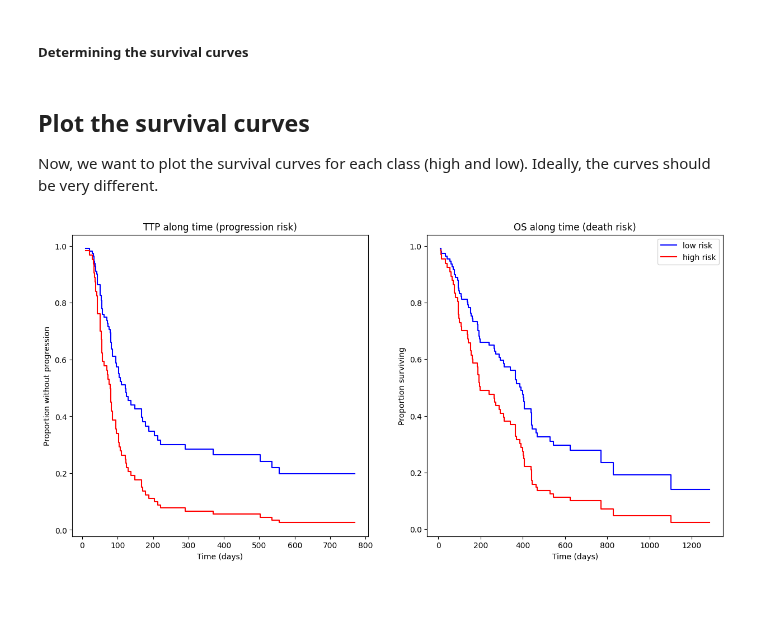
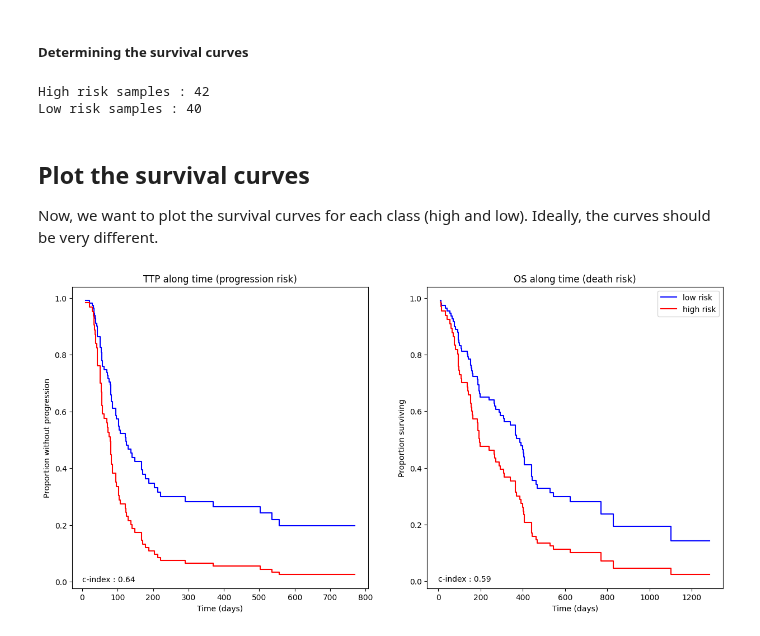
Before and after one commit to Arthur8754/mutational-signatures, a Jupyter notebook: cox-model.ipynb, the cells around one changed output. Saved outputs shown, nothing was run; the diff lists cells and outputs as text; code cells hidden in the pictures; blank space fills up the shorter version.

Commit message:
Add concordance index

```diff
--- a/cox-model.ipynb
+++ b/cox-model.ipynb
@@ -90,33 +98,41 @@ array([0., 0., 1., 0., 1., 0., 1., 0., 1., 1., 0., 1., 1., 0., 0., 1., 1.,
 # Split the data in high risk group and low risk group
 high_risk_os = X_os[np.where(risk_classes_os==1)]
 low_risk_os = X_os[np.where(risk_classes_os==0)]
+print(f"High risk samples : {high_risk_os.shape[0]}")
+print(f"Low risk samples : {low_risk_os.shape[0]}")
 
 # Compute the mean survival curves for each group
 high_risk_event_times_os, high_risk_survival_curve_os = coxmodel.predict_mean_survival_curve(high_risk_os)
 low_risk_event_times_os, low_risk_survival_curve_os = coxmodel.predict_mean_survival_curve(low_risk_os)
+
+# Compute the concordance index
+c_index_os = coxmodel.find_concordance_index(X_os, y_os)
+# %% [output]
+High risk samples : 42
+Low risk samples : 40
 # %% [markdown]
 ## Plot the survival curves
 Now, we want to plot the survival curves for each class (high and low). Ideally, the curves should be very different.
 # %%
 fig, ax = plt.subplots(1,2,figsize=(15,7))
 
 # TTP :
 ax[0].step(low_risk_event_times_ttp, low_risk_survival_curve_ttp, where='post',color='blue',label='low risk')
 ax[0].step(high_risk_event_times_ttp, high_risk_survival_curve_ttp, where='post',color='red',label='high risk')
 ax[0].set_xlabel('Time (days)')
 ax[0].set_ylabel('Proportion without progression')
 ax[0].set_title('TTP along time (progression risk)')
-#ax[0].text(0,0,f'p value : {p_value_cd274_ttp}')
+ax[0].text(0,0,f'c-index : {c_index_ttp}')
 
 # OS :
 ax[1].step(low_risk_event_times_os, low_risk_survival_curve_os, where='post',color='blue',label='low risk')
 ax[1].step(high_risk_event_times_os, high_risk_survival_curve_os, where='post',color='red',label='high risk')
 ax[1].set_xlabel('Time (days)')
 ax[1].set_ylabel('Proportion surviving')
 ax[1].set_title('OS along time (death risk)')
-#ax[0].text(0,0,f'p value : {p_value_cd274_ttp}')
+ax[1].text(0,0,f'c-index : {c_index_os}')
 
 plt.legend()
 plt.savefig('figures/survival-curves.png')
 # %% [output]
-[figure, old version]
+[figure, new version]
```
Also changed, not shown: parts of 1 cell of this notebook, 1 other file.
